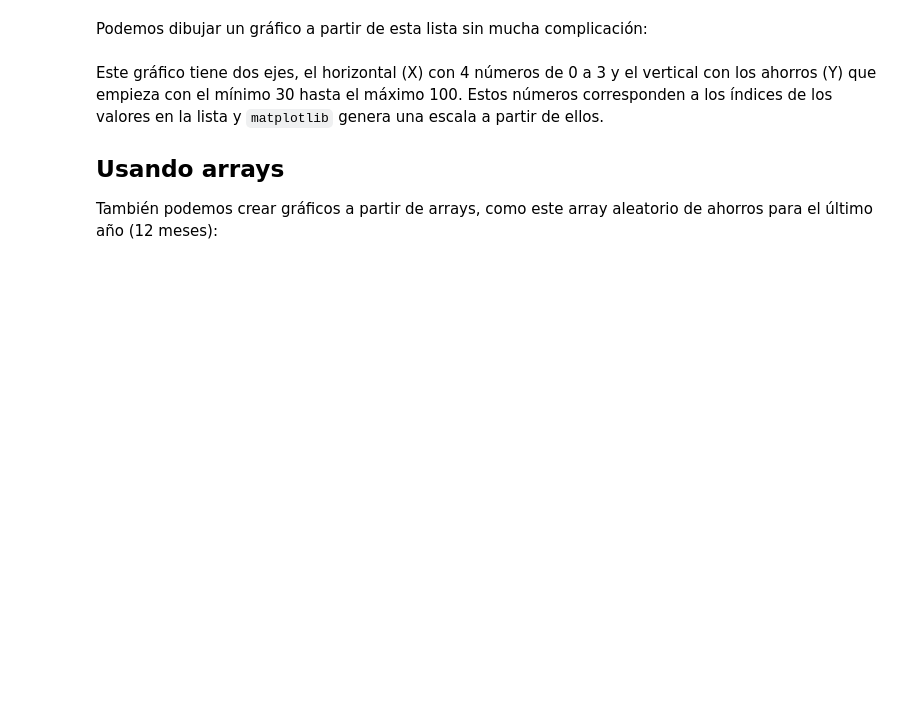
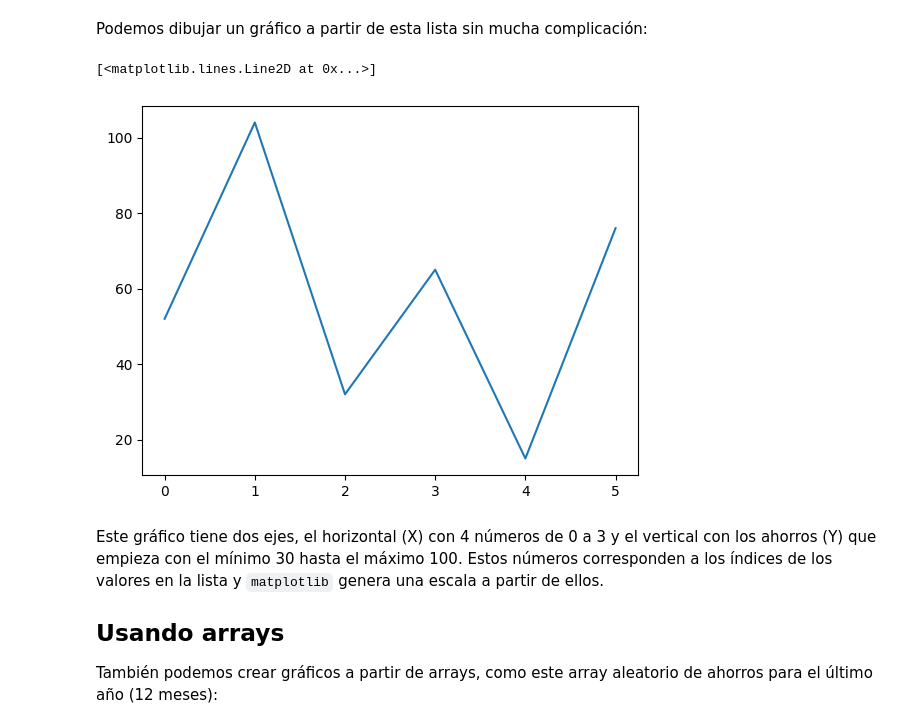
Before and after one commit to ajmenaa/phyton_basico_ICAI, a Jupyter notebook: Estudiantes/johanhidalgo/10_Matplotlib/02 - Primeros gráficos.ipynb, the cells around one changed output. Saved outputs shown, nothing was run; the diff lists cells and outputs as text; code cells hidden in the pictures; blank space fills up the shorter version.

```diff
--- a/Estudiantes/johanhidalgo/10_Matplotlib/02 - Primeros gráficos.ipynb
+++ b/Estudiantes/johanhidalgo/10_Matplotlib/02 - Primeros gráficos.ipynb
@@ -19,5 +17,11 @@ ahorros = [52, 104, 32, 65, 15, 76]
 # %% [markdown]
 Podemos dibujar un gráfico a partir de esta lista sin mucha complicación:
+# %%
+# Dibujar gráfico
+plt.plot(ahorros)
+# %% [output]
+[<matplotlib.lines.Line2D at 0x...>]
+[figure, added]
 # %% [markdown]
 Este gráfico tiene dos ejes, el horizontal (X) con 4 números de 0 a 3 y el vertical con los ahorros (Y) que empieza con el mínimo 30 hasta el máximo 100. Estos números corresponden a los índices de los valores en la lista y `matplotlib` genera una escala a partir de ellos.
 
```
Also changed, not shown: parts of 4 cells of this notebook, 2 other files.
